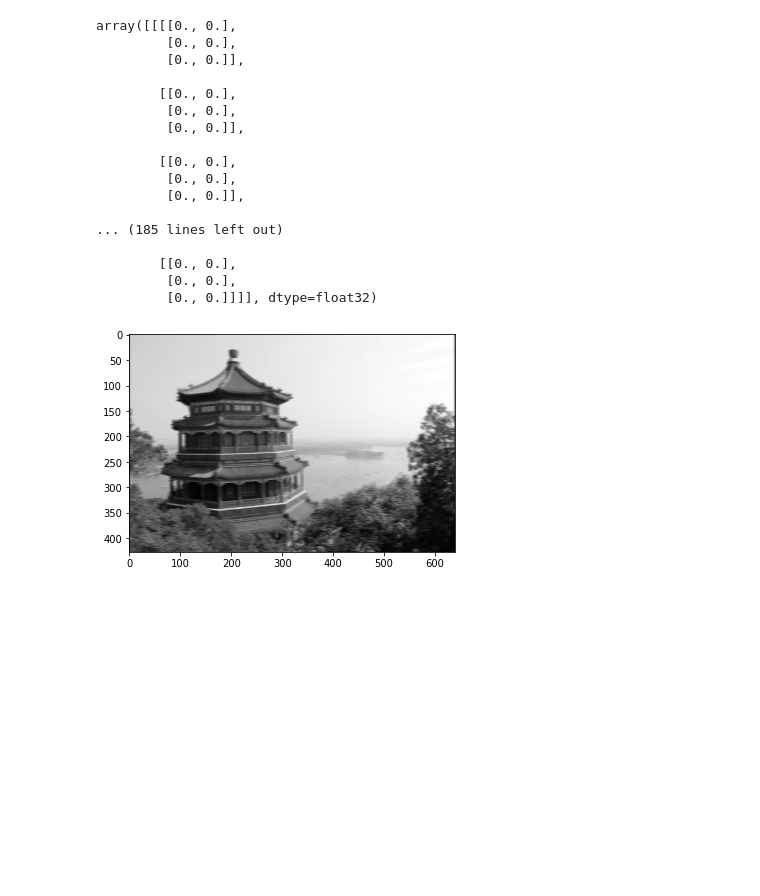
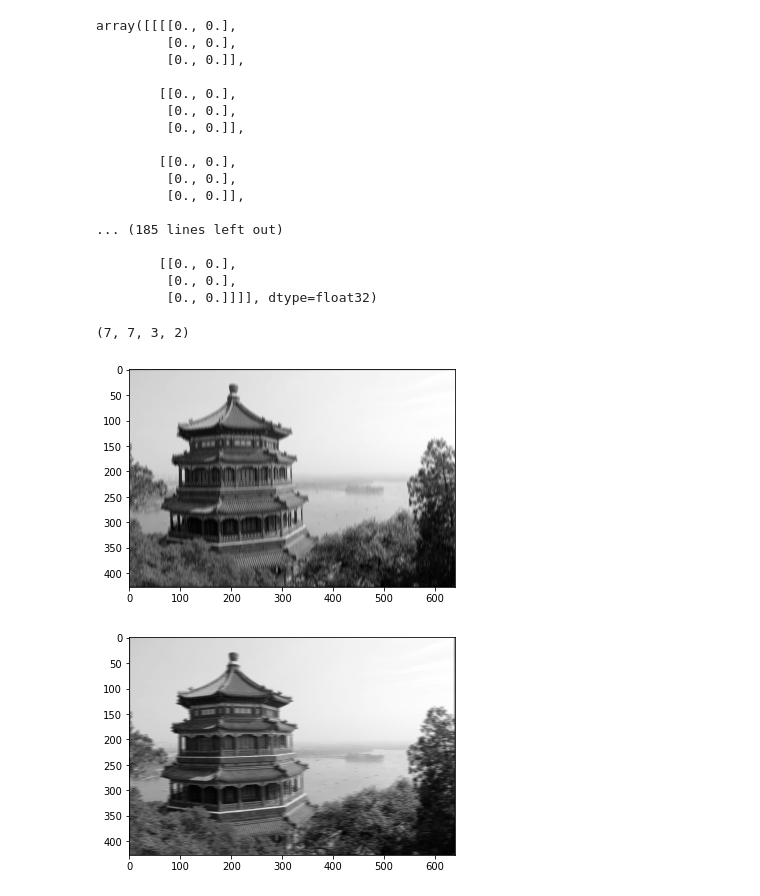
Before and after one commit to ee2110/Convolutional_Neural_Network, a Jupyter notebook: TensorFlow_data_Image_Classification/horizontal_vertical_filter.ipynb, the cells around one changed output. Saved outputs shown, nothing was run; the diff lists cells and outputs as text; code cells hidden in the pictures; blank space fills up the shorter version.

```diff
--- a/TensorFlow_data_Image_Classification/horizontal_vertical_filter.ipynb
+++ b/TensorFlow_data_Image_Classification/horizontal_vertical_filter.ipynb
@@ -86,6 +86,15 @@ array([[[[0., 0.],
         [[0., 0.],
          [0., 0.],
          [0., 0.]]]], dtype=float32)
+# %%
+filters.shape
+# %% [output]
+(7, 7, 3, 2)
+# %%
+plt.imshow(outputs[0, :, :, 0], cmap="gray") # plot 1st image's 1st feature map
+plt.show()
+# %% [output]
+[figure, added]
 # %%
 outputs = tf.nn.conv2d(images, filters, strides=1, padding="SAME")
 plt.imshow(outputs[0, :, :, 1], cmap="gray") # plot 1st image's 2nd feature map
```
Also changed, not shown: parts of 2 cells of this notebook.
